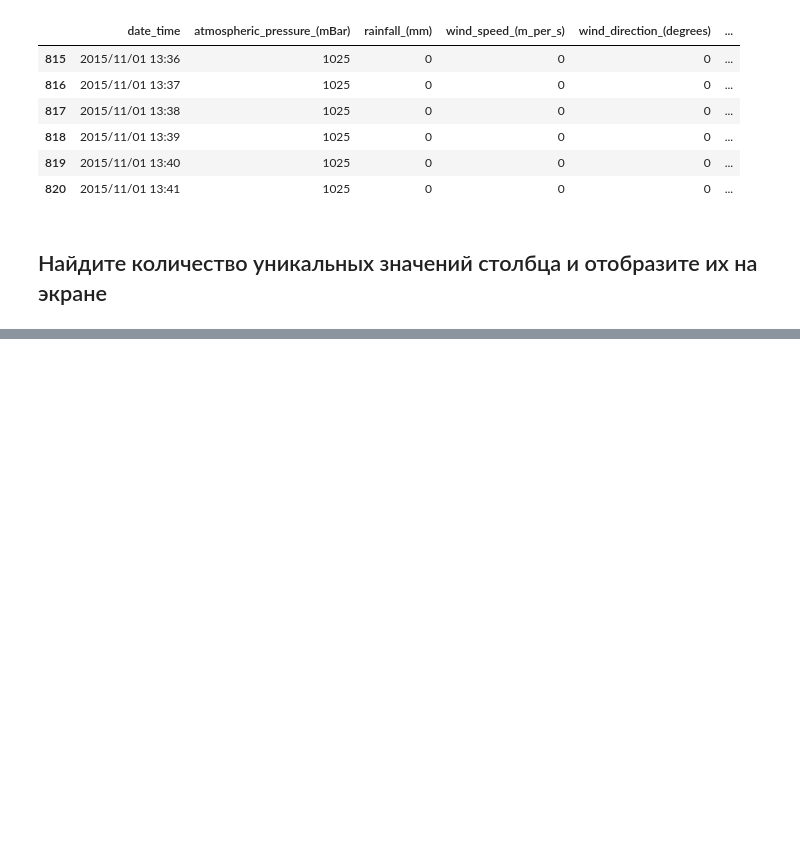
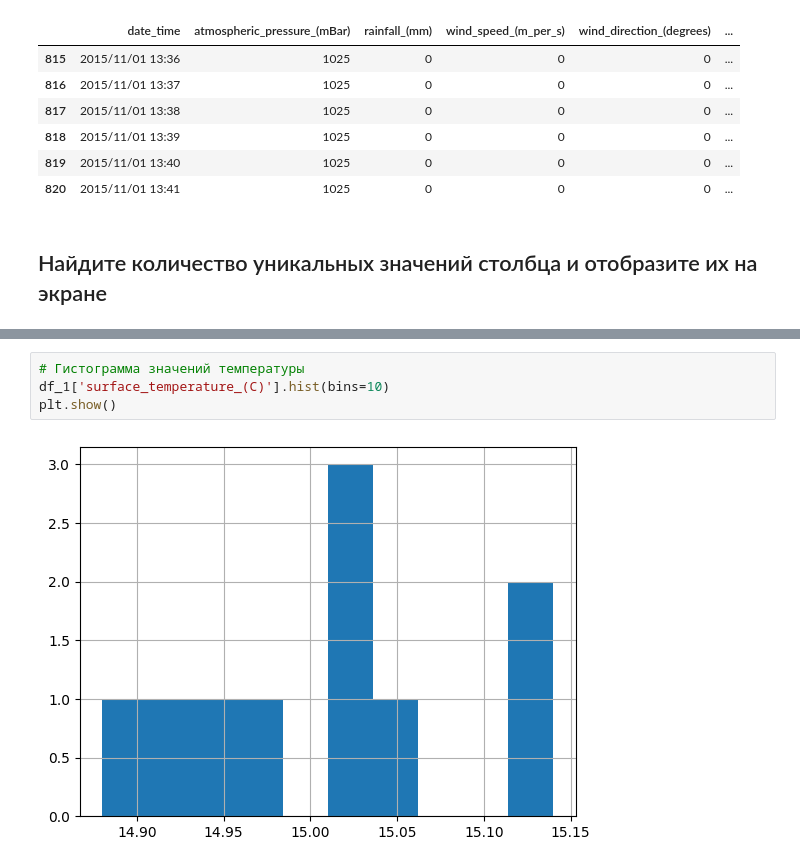
Before and after one commit to NizaevEdgar/Innopolis_Projects, a Jupyter notebook: Homework_2/homework_2.ipynb, the cells around one changed output, grey strips where cells are left out. Saved outputs shown, nothing was run; the diff lists cells and outputs as text; blank space fills up the shorter version.

```diff
--- a/Homework_2/homework_2.ipynb
+++ b/Homework_2/homework_2.ipynb
@@ -374,0 +469,6 @@ df[df['surface_temperature_(C)'] > 15]
+# %%
+# Гистограмма значений температуры
+df_1['surface_temperature_(C)'].hist(bins=10)
+plt.show()
+# %% [output]
+[figure, added]
```
Also changed, not shown: parts of 21 cells of this notebook.
